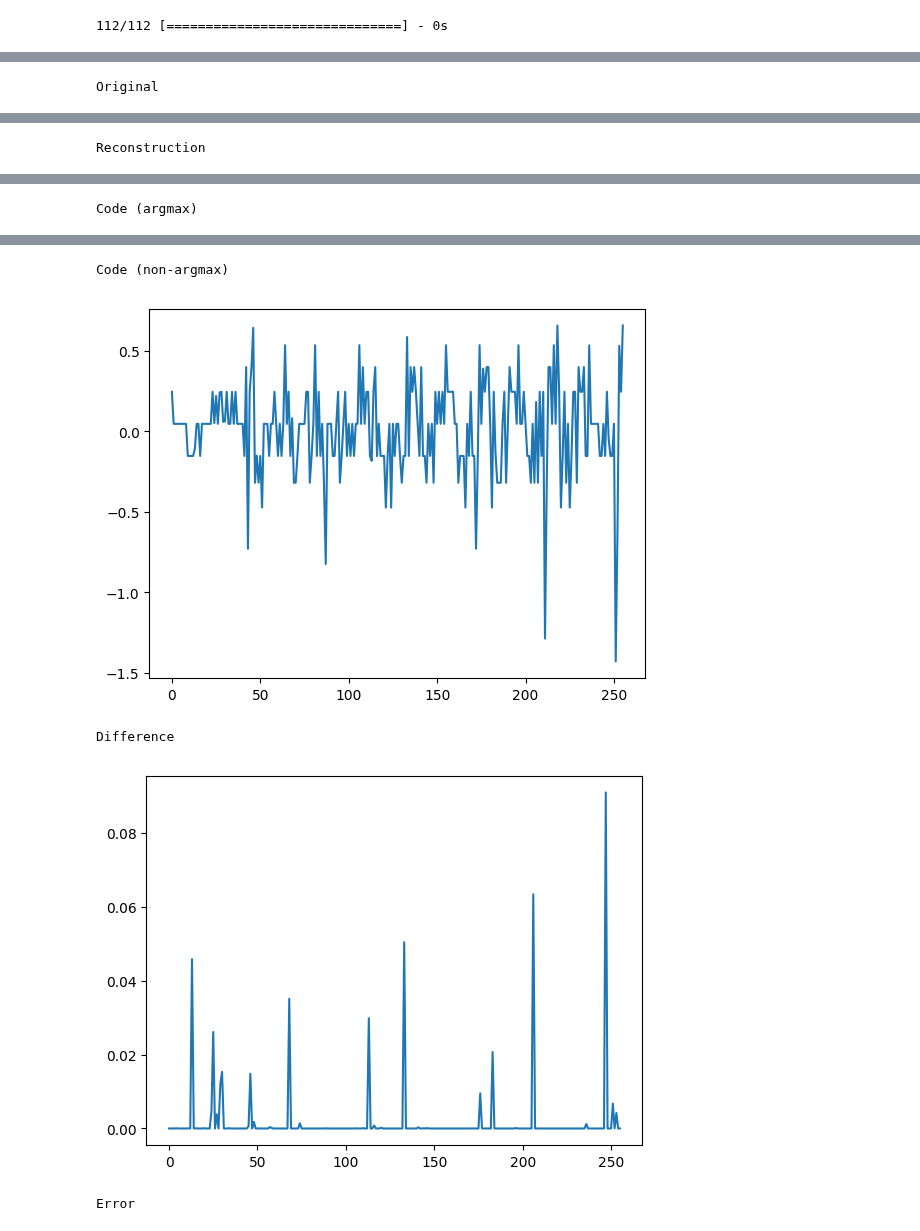
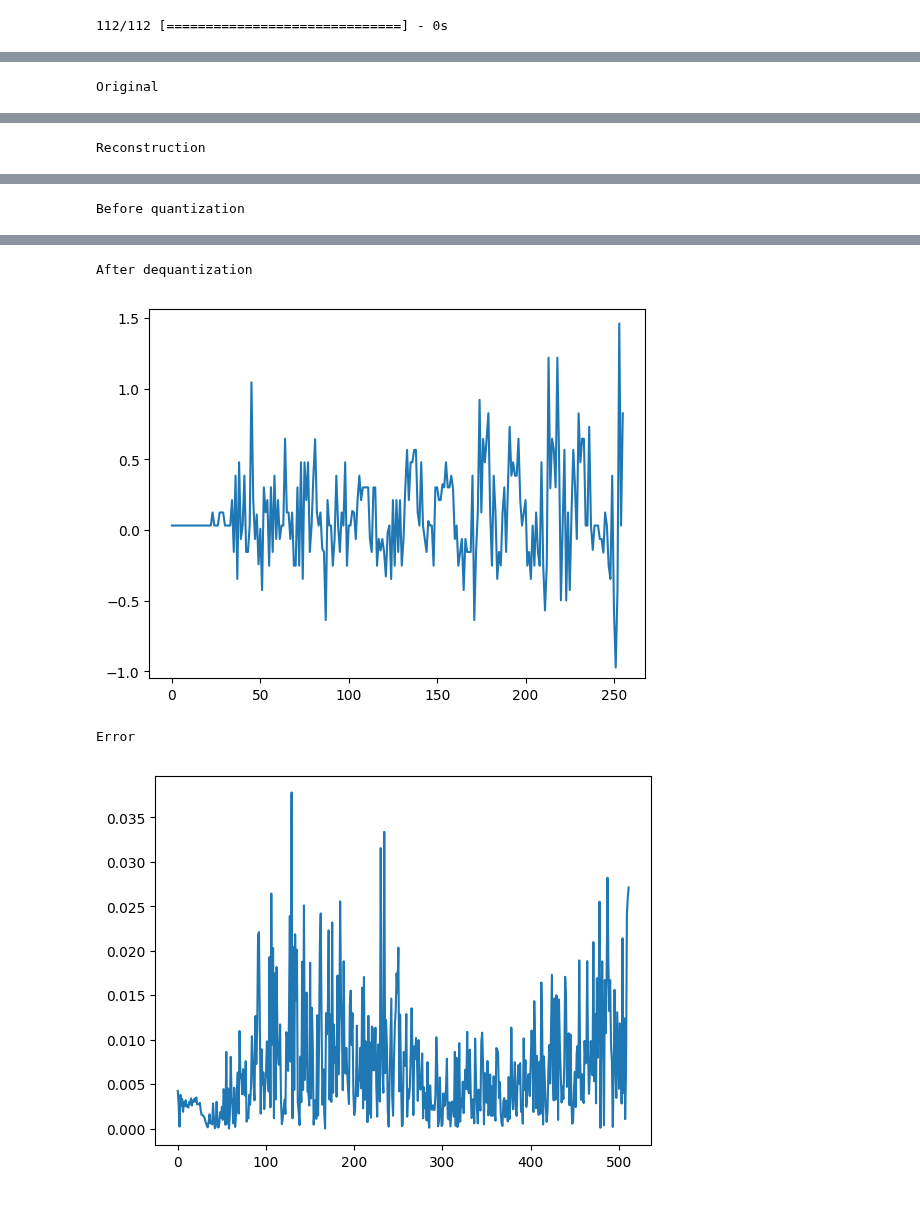
Before and after one commit to sri-kankanahalli/autoencoder-speech-compression, a Jupyter notebook: Train Model.ipynb, the cells around one changed output, grey strips where cells are left out. Saved outputs shown, nothing was run; the diff lists cells and outputs as text; code cells hidden in the pictures.

Commit message:
Committing all my quantization notebooks before I delet them

```diff
--- a/Train Model.ipynb
+++ b/Train Model.ipynb
@@ -204,7 +215,7 @@ model = Model(inputs = [model_input], outputs = [model_reconstructed] * n_recons
 # %%
 model.compile(loss = loss_functions,
               loss_weights = loss_weights,
-              optimizer = Adam())
+              optimizer = Adam(clipvalue = 1.0))
 
 model.summary()
 # %% [output]
@@ -327,7 +338,7 @@ T_i = 0.0
 np.set_printoptions(formatter={'float_kind':'{:4f}'.format})
 lead = "    "
 
-for epoch in range(1, NUM_EPOCHS + 1):
+for epoch in range(17, NUM_EPOCHS + 1):
     print "Epoch " + str(epoch) + ":"
 
     # present batches randomly each epoch
@@ -350,7 +361,8 @@ for epoch in range(1, NUM_EPOCHS + 1):
 
         # train autoencoder
         a_y = [batch] * n_recons + \
-              [np.zeros((nbatch, WINDOW_SIZE, NBINS))] * n_code
+              [np.zeros((nbatch, 1, 1))] * n_code + \
+              [np.zeros((nbatch, 1))] * n_error
 
         a_losses = model.train_on_batch(batch, a_y)
 
@@ -463,24 +475,26 @@ for epoch in range(1, NUM_EPOCHS + 1):
         print lead + "----------------"
         print lead + "Turning quantization on!"
 
-        '''
         random_windows = []
         for i in xrange(0, NUM_QUANT_VECS):
             w_idx = random.randint(0, train_processed.shape[0] - 1)
             random_windows.append(train_processed[w_idx])
 
         random_windows = np.array(random_windows)
-        print lead + "    Selecting random code vectors for clustering..."
+        print lead + "    Selecting random code vectors for analysis..."
         encoded_windows = encoder.predict(random_windows, batch_size = 128, verbose = 0)
-        encoded_windows = encoded_windows[:, :, :1]
-        encoded_windows = np.reshape(encoded_windows, (-1, 1))
+        encoded_windows = encoded_windows[:, :, 0]
+
+        diffs = np.roll(encoded_windows, -1, axis = 1) - encoded_windows
+        diffs = diffs[:, :-1]
+        diffs = np.reshape(diffs, (-1, 1))
 
         print lead + "    K means clustering for bins initialization..."
-        km = MiniBatchKMeans(n_clusters = NBINS).fit(encoded_windows)
+        km = MiniBatchKMeans(n_clusters = NBINS).fit(diffs)
         K.set_value(QUANT_BINS, km.cluster_centers_.flatten())
-        '''
+
         K.set_value(QUANTIZATION_ON, True)
 
-        #cluster_score = np.sqrt(np.median(np.min(km.transform(encoded_windows), axis = 1)))
-        #print lead + "    Done. Cluster score:", cluster_score
+        cluster_score = np.sqrt(np.median(np.min(km.transform(diffs), axis = 1)))
+        print lead + "    Done. Cluster score:", cluster_score
 # %% [output]
@@ -596,3 +610,6 @@ embed = encoder.predict(transformed, batch_size = BATCH_SIZE, verbose = 1)
 recons = decoder.predict(embed, batch_size = BATCH_SIZE, verbose = 1)
 # %% [output]
 112/112 [==============================] - 0s
+# %%
+before_quantization = pre_quant.predict(transformed, batch_size = BATCH_SIZE, verbose = 1)
+after_dequantization = post_dequant.predict(embed, batch_size = BATCH_SIZE, verbose = 1)
@@ -633,5 +653,6 @@ print np.sum(embed_max > 0.98) / float(embed_max.size)
 # %%
 idx = 25
+#idx=90
 
 orig = windows[idx].flatten()
 recn = recons[idx].flatten()
@@ -646,6 +667,18 @@ plt.plot(recn)
 plt.ylim(ylim)
 plt.show()
 
+if (K.get_value(QUANTIZATION_ON) > 0):
+    print "Before quantization"
+    plt.plot(before_quantization[idx])
+    ylim = plt.gca().get_ylim()
+    plt.show()
+
+    print "After dequantization"
+    plt.plot(after_dequantization[idx])
+    plt.ylim(ylim)
+    plt.show()
+
+'''
 print "Code (argmax)"
 argmax_code_vec = embed[idx]
 embed_sum = np.sum(embed[idx], axis = -1)
@@ -661,9 +694,10 @@ na_code_vec = unquantize_vec(na_code_vec)
 plt.plot(na_code_vec)
 plt.show()
 
-print "Difference"
+print "Difference between argmax and non-argmax"
 plt.plot(abs(argmax_code_vec - na_code_vec))
 plt.show()
+'''
 
 print "Error"
 plt.plot(abs(orig - recn))
@@ -676 +710 @@ Reconstruction
-Code (argmax)
+Before quantization
@@ -678,5 +712,4 @@ Code (argmax)
-Code (non-argmax)
+After dequantization
-[figure, old version]
+[figure, new version]
-Difference
+Error
-[figure, old version]
+[figure, new version]
-Error
```
Also changed, not shown: parts of 17 cells of this notebook, 8 other files.
